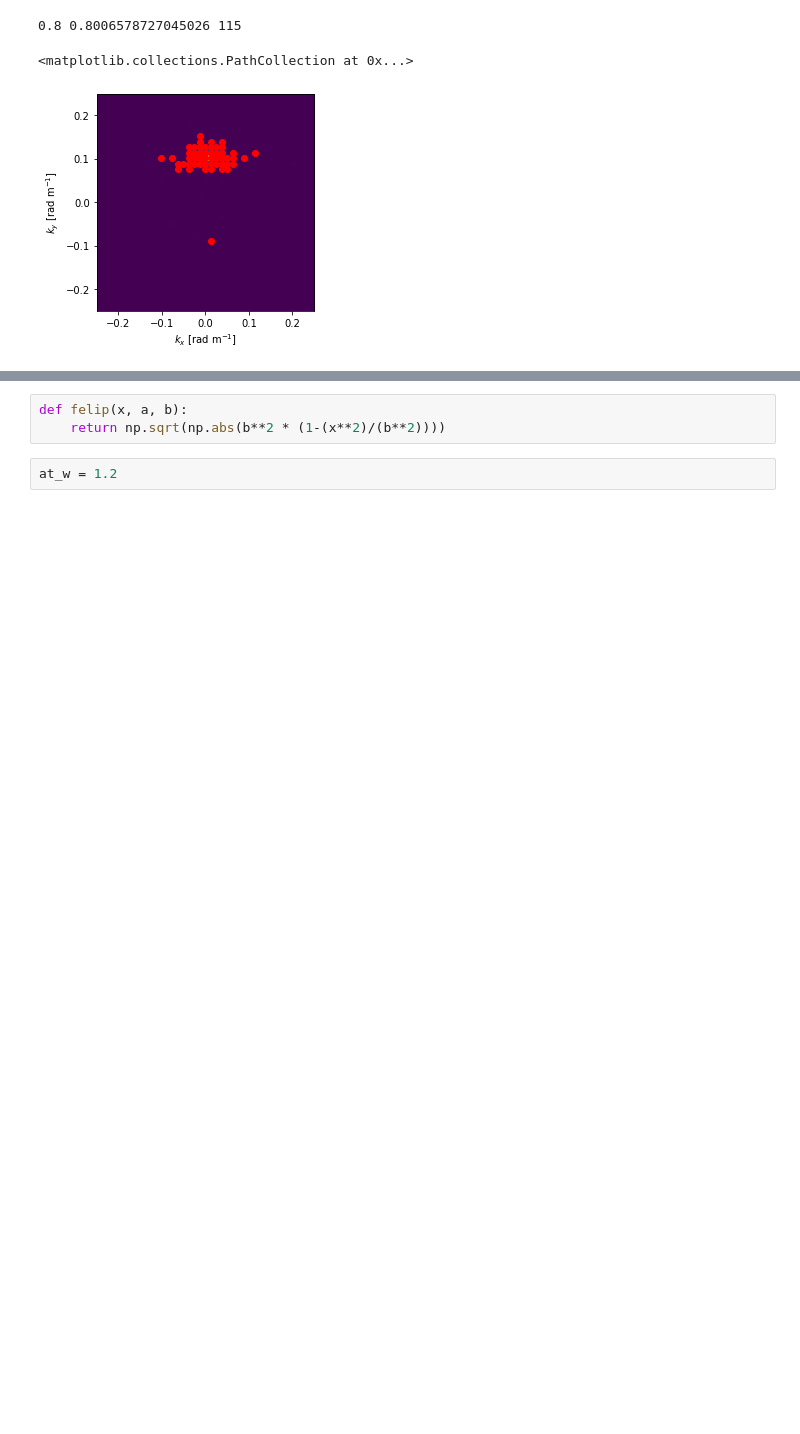
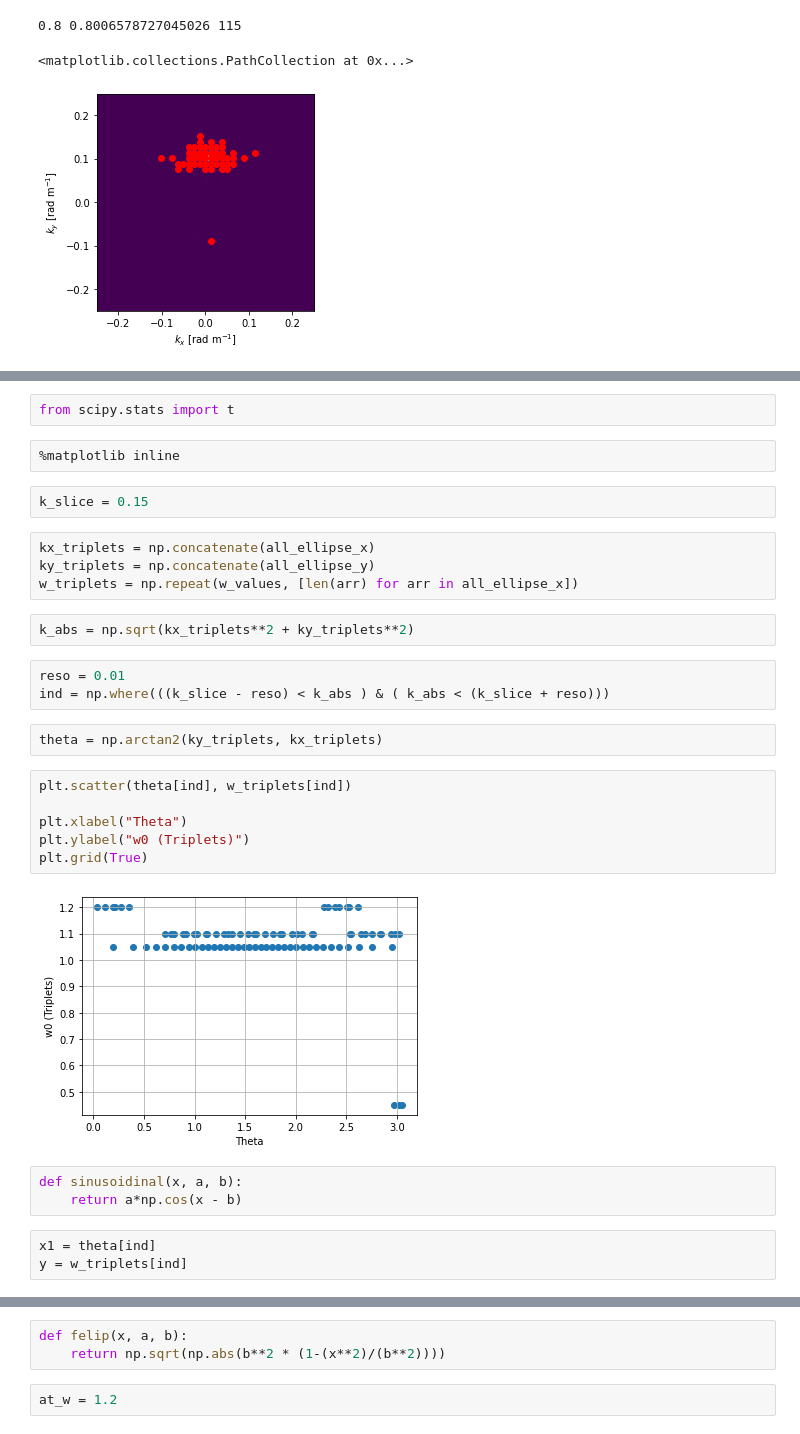
Before and after one commit to joeyanderson1/4th-Year-Thesis, a Jupyter notebook: Triplet Method - Ellipse Fit .ipynb, the cells around one changed output, grey strips where cells are left out. Drawn from its saved outputs; the diff is of its cells as text; blank space fills up the shorter version.

```diff
--- a/Triplet Method - Ellipse Fit .ipynb
+++ b/Triplet Method - Ellipse Fit .ipynb
@@ -214,0 +254,31 @@ def fit_elipse(at_w):
+# %%
+from scipy.stats import t
+# %%
+%matplotlib inline
+# %%
+k_slice = 0.15
+# %%
+kx_triplets = np.concatenate(all_ellipse_x)
+ky_triplets = np.concatenate(all_ellipse_y)
+w_triplets = np.repeat(w_values, [len(arr) for arr in all_ellipse_x])
+# %%
+k_abs = np.sqrt(kx_triplets**2 + ky_triplets**2)
+# %%
+reso = 0.01
+ind = np.where(((k_slice - reso) < k_abs ) & ( k_abs < (k_slice + reso)))
+# %%
+theta = np.arctan2(ky_triplets, kx_triplets)
+# %%
+plt.scatter(theta[ind], w_triplets[ind])
+
+plt.xlabel("Theta")
+plt.ylabel("w0 (Triplets)")
+plt.grid(True)
+# %% [output]
+[figure, added]
+# %%
+def sinusoidinal(x, a, b):
+    return a*np.cos(x - b)
+# %%
+x1 = theta[ind]
+y = w_triplets[ind]
```
Also changed, not shown: parts of 20 cells of this notebook.
